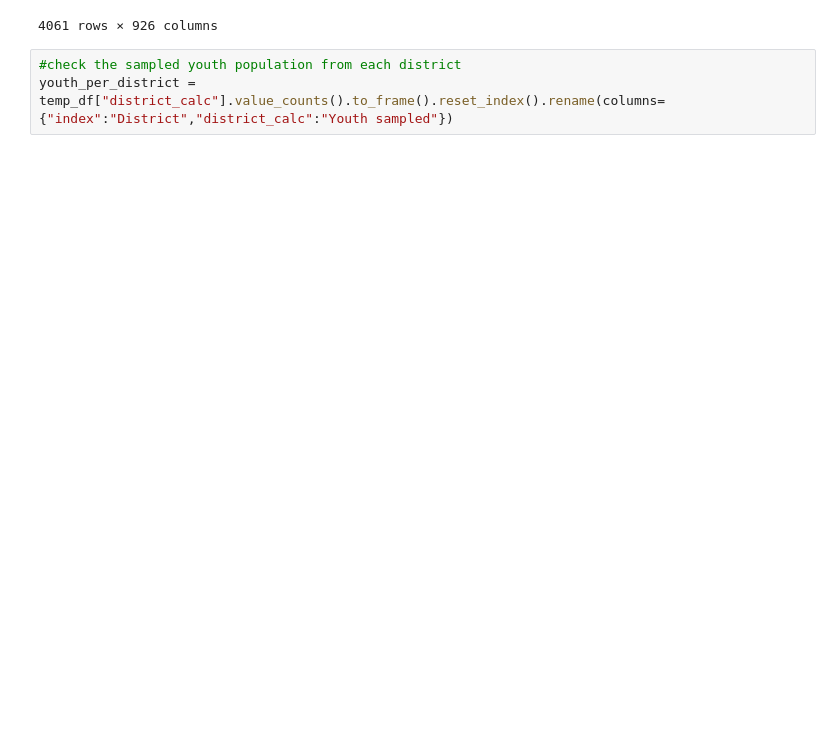
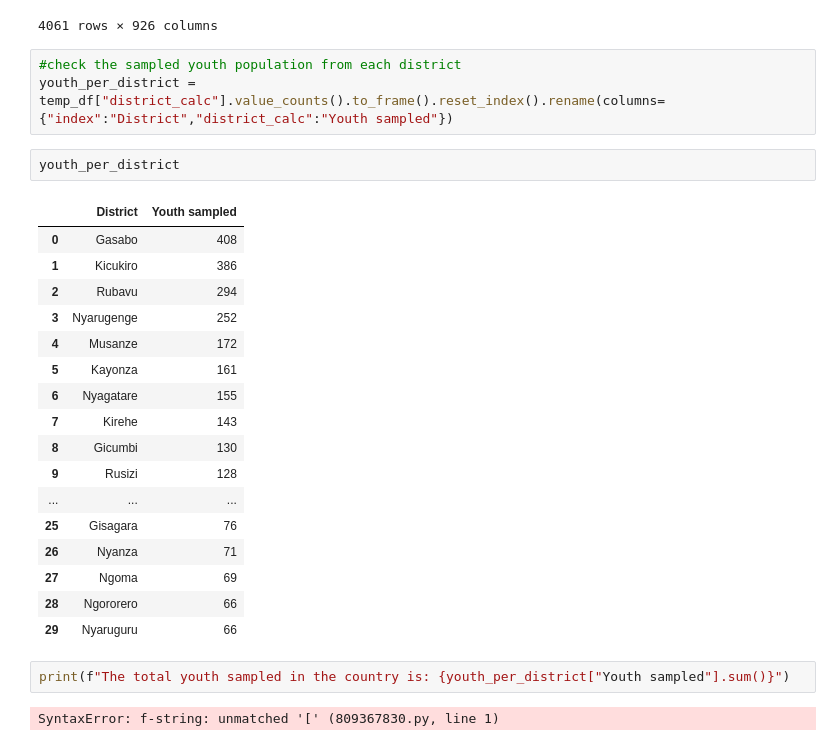
Before and after one commit to AimjGuytidy/mcf-dashboard, a Jupyter notebook: mcf-dashboard.ipynb, the cells around one changed output. Cells and saved outputs as stored; diff of their text form; blank space fills up the shorter version.

```diff
--- a/mcf-dashboard.ipynb
+++ b/mcf-dashboard.ipynb
@@ -83,3 +83,27 @@ temp_df
 # %%
 #check the sampled youth population from each district
 youth_per_district = temp_df["district_calc"].value_counts().to_frame().reset_index().rename(columns={"index":"District","district_calc":"Youth sampled"})
+# %%
+youth_per_district
+# %% [output]
+|  | District | Youth sampled |
+| 0 | Gasabo | 408 |
+| 1 | Kicukiro | 386 |
+| 2 | Rubavu | 294 |
+| 3 | Nyarugenge | 252 |
+| 4 | Musanze | 172 |
+| 5 | Kayonza | 161 |
+| 6 | Nyagatare | 155 |
+| 7 | Kirehe | 143 |
+| 8 | Gicumbi | 130 |
+| 9 | Rusizi | 128 |
+| ... | ... | ... |
+| 25 | Gisagara | 76 |
+| 26 | Nyanza | 71 |
+| 27 | Ngoma | 69 |
+| 28 | Ngororero | 66 |
+| 29 | Nyaruguru | 66 |
+# %%
+print(f"The total youth sampled in the country is: {youth_per_district["Youth sampled"].sum()}")
+# %% [output]
+SyntaxError: f-string: unmatched '[' (809367830.py, line 1)
```
Also changed, not shown: parts of 5 cells of this notebook, 1 other file.
